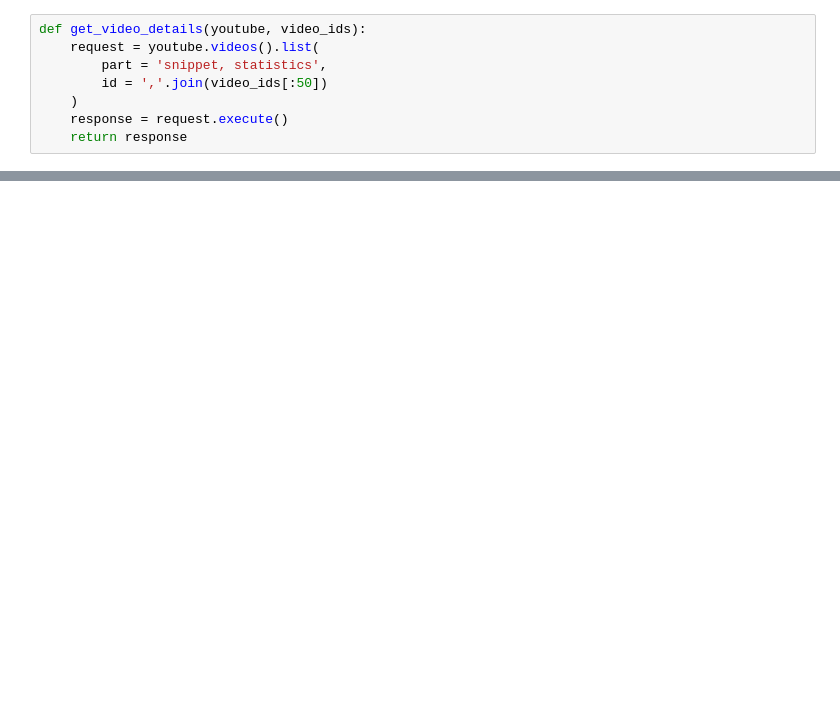
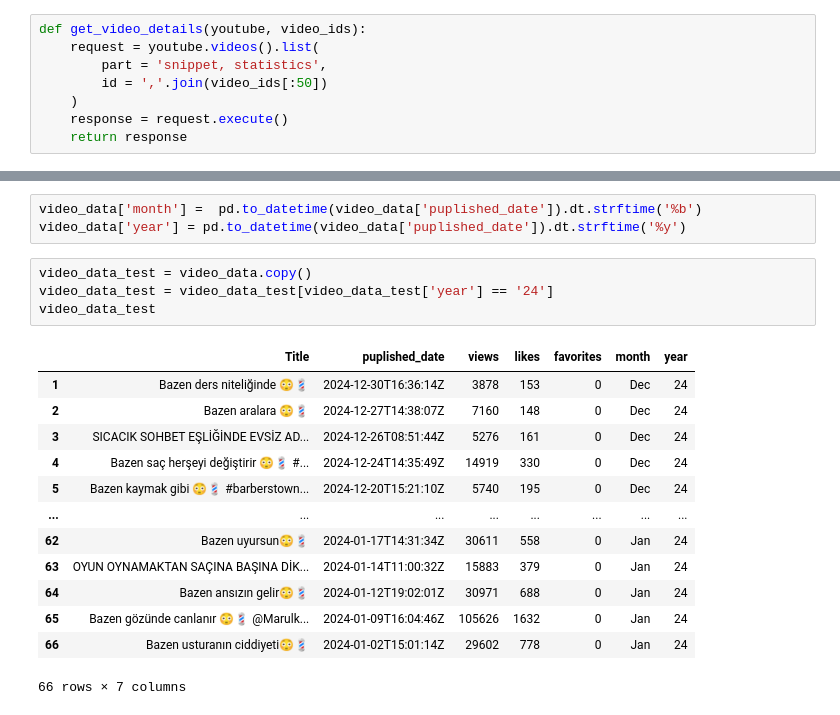
Before and after one commit to KisiselEmreOrganisyonProjeleri/Yoyutube_Web_Api_Project, a Jupyter notebook: analyzer-and_visualize_data.ipynb, the cells around one changed output, grey strips where cells are left out. Drawn from its saved outputs; the diff is of its cells as text; blank space fills up the shorter version.

```diff
--- a/analyzer-and_visualize_data.ipynb
+++ b/analyzer-and_visualize_data.ipynb
@@ -256,0 +383,21 @@ def get_videos_details(youtube, video_ids):
+# %%
+video_data['month'] =  pd.to_datetime(video_data['puplished_date']).dt.strftime('%b')
+video_data['year'] = pd.to_datetime(video_data['puplished_date']).dt.strftime('%y')
+# %%
+video_data_test = video_data.copy()
+video_data_test = video_data_test[video_data_test['year'] == '24']
+video_data_test
+# %% [output]
+|  | Title | puplished_date | views | likes | favorites | month | year |
+| 1 | Bazen ders niteliğinde 😳💈 | 2024-12-30T16:36:14Z | 3878 | 153 | 0 | Dec | 24 |
+| 2 | Bazen aralara 😳💈 | 2024-12-27T14:38:07Z | 7160 | 148 | 0 | Dec | 24 |
+| 3 | SICACIK SOHBET EŞLİĞİNDE EVSİZ AD... | 2024-12-26T08:51:44Z | 5276 | 161 | 0 | Dec | 24 |
+| 4 | Bazen saç herşeyi değiştirir 😳💈 #... | 2024-12-24T14:35:49Z | 14919 | 330 | 0 | Dec | 24 |
+| 5 | Bazen kaymak gibi 😳💈 #barberstown... | 2024-12-20T15:21:10Z | 5740 | 195 | 0 | Dec | 24 |
+| ... | ... | ... | ... | ... | ... | ... | ... |
+| 62 | Bazen uyursun😳💈 | 2024-01-17T14:31:34Z | 30611 | 558 | 0 | Jan | 24 |
+| 63 | OYUN OYNAMAKTAN SAÇINA BAŞINA DİK... | 2024-01-14T11:00:32Z | 15883 | 379 | 0 | Jan | 24 |
+| 64 | Bazen ansızın gelir😳💈 | 2024-01-12T19:02:01Z | 30971 | 688 | 0 | Jan | 24 |
+| 65 | Bazen gözünde canlanır 😳💈 @Marulk... | 2024-01-09T16:04:46Z | 105626 | 1632 | 0 | Jan | 24 |
+| 66 | Bazen usturanın ciddiyeti😳💈 | 2024-01-02T15:01:14Z | 29602 | 778 | 0 | Jan | 24 |
+66 rows × 7 columns
```
Also changed, not shown: parts of 31 cells of this notebook, 1 other file.
